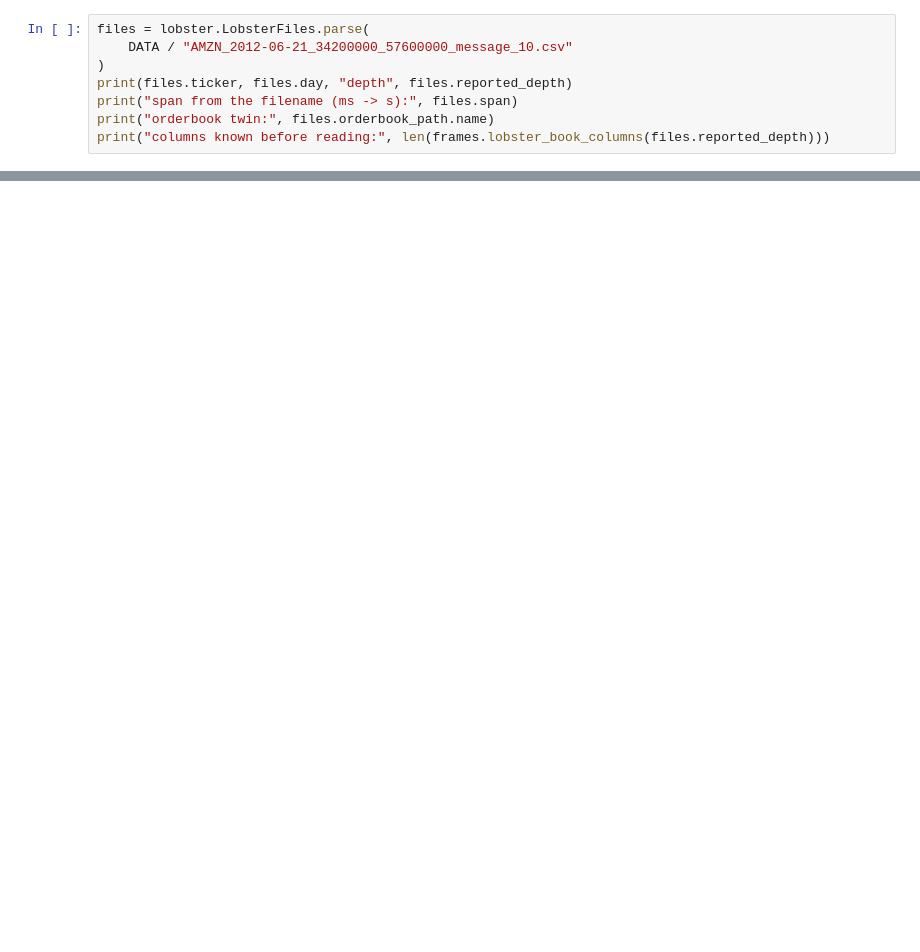
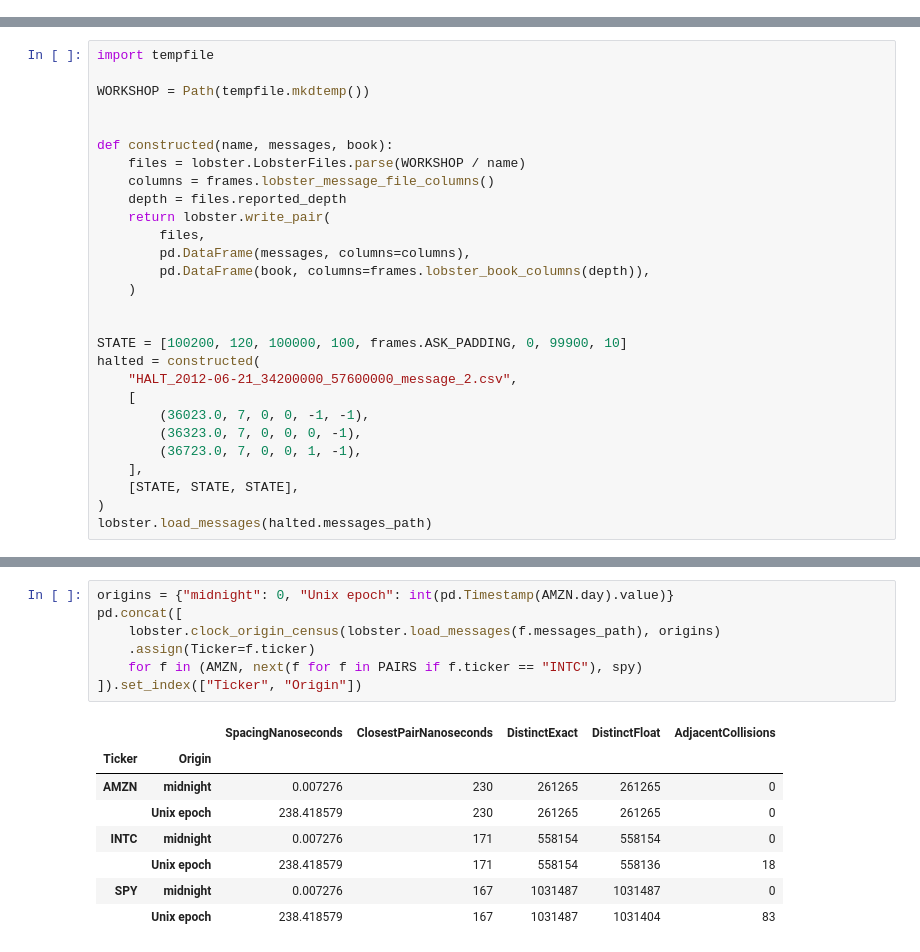
Before and after one commit to claudio-ICL/unito26, a Jupyter notebook: notebooks/a-session-from-lobster-files.ipynb, the cells around one changed output, grey strips where cells are left out. Drawn from its saved outputs; the diff is of its cells as text; blank space fills up the shorter version.

```diff
--- a/notebooks/a-session-from-lobster-files.ipynb
+++ b/notebooks/a-session-from-lobster-files.ipynb
@@ -34,8 +0,0 @@ error at all — only a different statistic under the same name.
-# %%
-files = lobster.LobsterFiles.parse(
-    DATA / "AMZN_2012-06-21_34200000_57600000_message_10.csv"
-)
-print(files.ticker, files.day, "depth", files.reported_depth)
-print("span from the filename (ms -> s):", files.span)
-print("orderbook twin:", files.orderbook_path.name)
-print("columns known before reading:", len(frames.lobster_book_columns(files.reported_depth)))
@@ -213,0 +221,28 @@ schema can say so. What to do about it is open, in
+# %%
+import tempfile
+
+WORKSHOP = Path(tempfile.mkdtemp())
+
+
+def constructed(name, messages, book):
+    files = lobster.LobsterFiles.parse(WORKSHOP / name)
+    columns = frames.lobster_message_file_columns()
+    depth = files.reported_depth
+    return lobster.write_pair(
+        files,
+        pd.DataFrame(messages, columns=columns),
+        pd.DataFrame(book, columns=frames.lobster_book_columns(depth)),
+    )
+
+
+STATE = [100200, 120, 100000, 100, frames.ASK_PADDING, 0, 99900, 10]
+halted = constructed(
+    "HALT_2012-06-21_34200000_57600000_message_2.csv",
+    [
+        (36023.0, 7, 0, 0, -1, -1),
+        (36323.0, 7, 0, 0, 0, -1),
+        (36723.0, 7, 0, 0, 1, -1),
+    ],
+    [STATE, STATE, STATE],
+)
+lobster.load_messages(halted.messages_path)
@@ -213,0 +438,16 @@ schema can say so. What to do about it is open, in
+# %%
+origins = {"midnight": 0, "Unix epoch": int(pd.Timestamp(AMZN.day).value)}
+pd.concat([
+    lobster.clock_origin_census(lobster.load_messages(f.messages_path), origins)
+    .assign(Ticker=f.ticker)
+    for f in (AMZN, next(f for f in PAIRS if f.ticker == "INTC"), spy)
+]).set_index(["Ticker", "Origin"])
+# %% [output]
+|  |  | SpacingNanoseconds | ClosestPairNanoseconds | DistinctExact | DistinctFloat | AdjacentCollisions |
+| Ticker | Origin |  |  |  |  |  |
+| AMZN | midnight | 0.007276 | 230 | 261265 | 261265 | 0 |
+|  | Unix epoch | 238.418579 | 230 | 261265 | 261265 | 0 |
+| INTC | midnight | 0.007276 | 171 | 558154 | 558154 | 0 |
+|  | Unix epoch | 238.418579 | 171 | 558154 | 558136 | 18 |
+| SPY | midnight | 0.007276 | 167 | 1031487 | 1031487 | 0 |
+|  | Unix epoch | 238.418579 | 167 | 1031487 | 1031404 | 83 |
```
Also changed, not shown: parts of 84 cells of this notebook, 3 other files.
